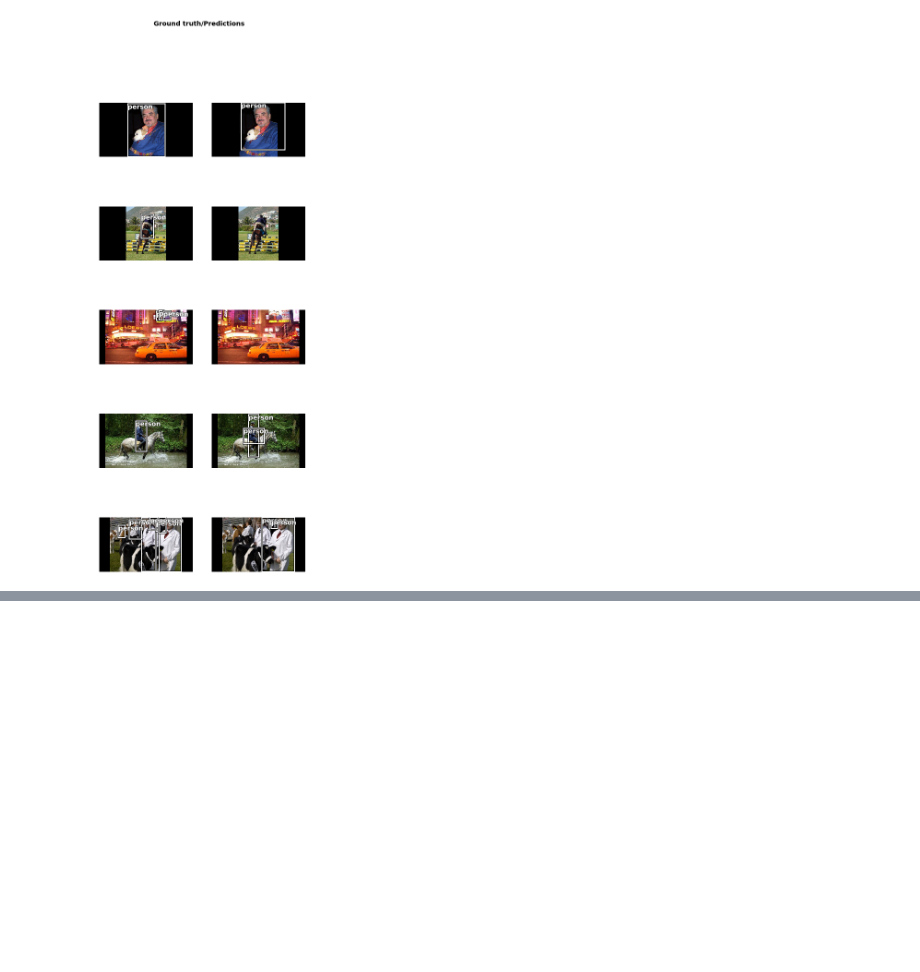
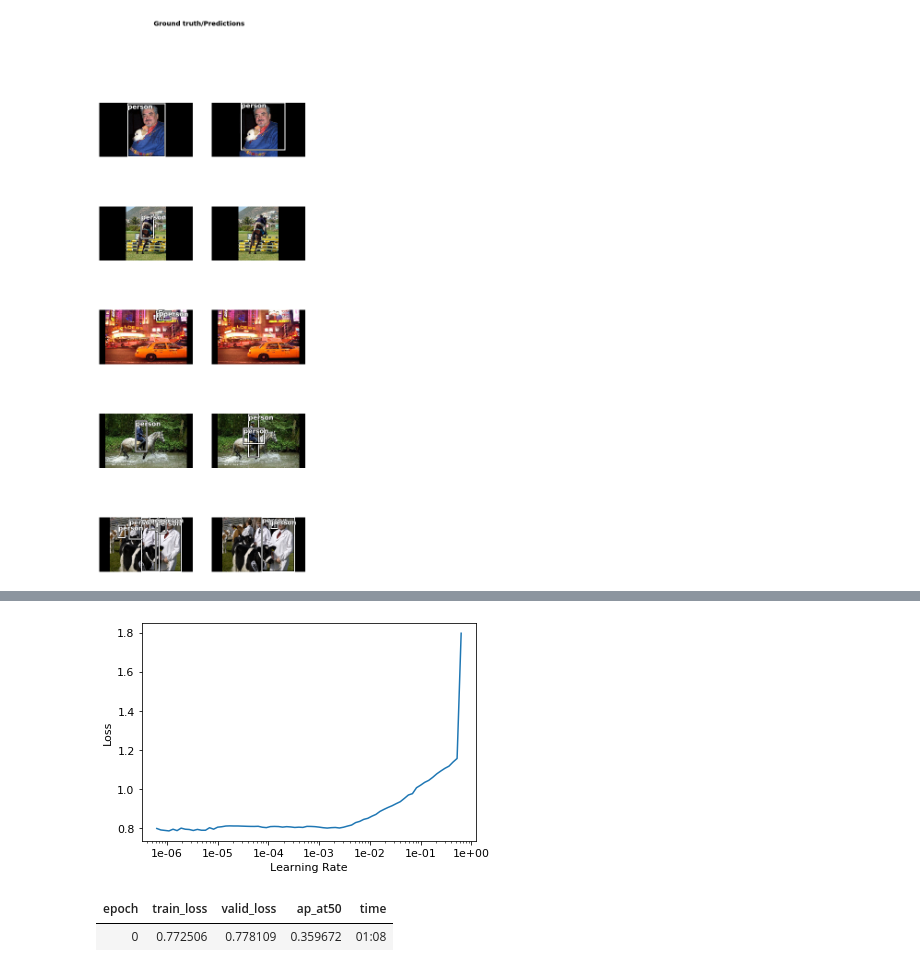
Before and after one commit to Mersive-Technologies/yolov3, a Jupyter notebook: fastai.ipynb, the cells around one changed output, grey strips where cells are left out. Saved outputs shown, nothing was run; the diff lists cells and outputs as text; code cells hidden in the pictures; blank space fills up the shorter version.

```diff
--- a/fastai.ipynb
+++ b/fastai.ipynb
@@ -111,0 +111,9 @@ learner.show_results(rows=5)
+# %%
+learner.recorder.plot()
+# %% [output]
+[figure, added]
+# %%
+fit_one_cycle(learner, 1, max_lr=1e-4)
+# %% [output]
+| epoch | train_loss | valid_loss | ap_at50 | time |
+| 0 | 0.772506 | 0.778109 | 0.359672 | 01:08 |
```
Also changed, not shown: parts of 25 cells of this notebook, 2 other files.
